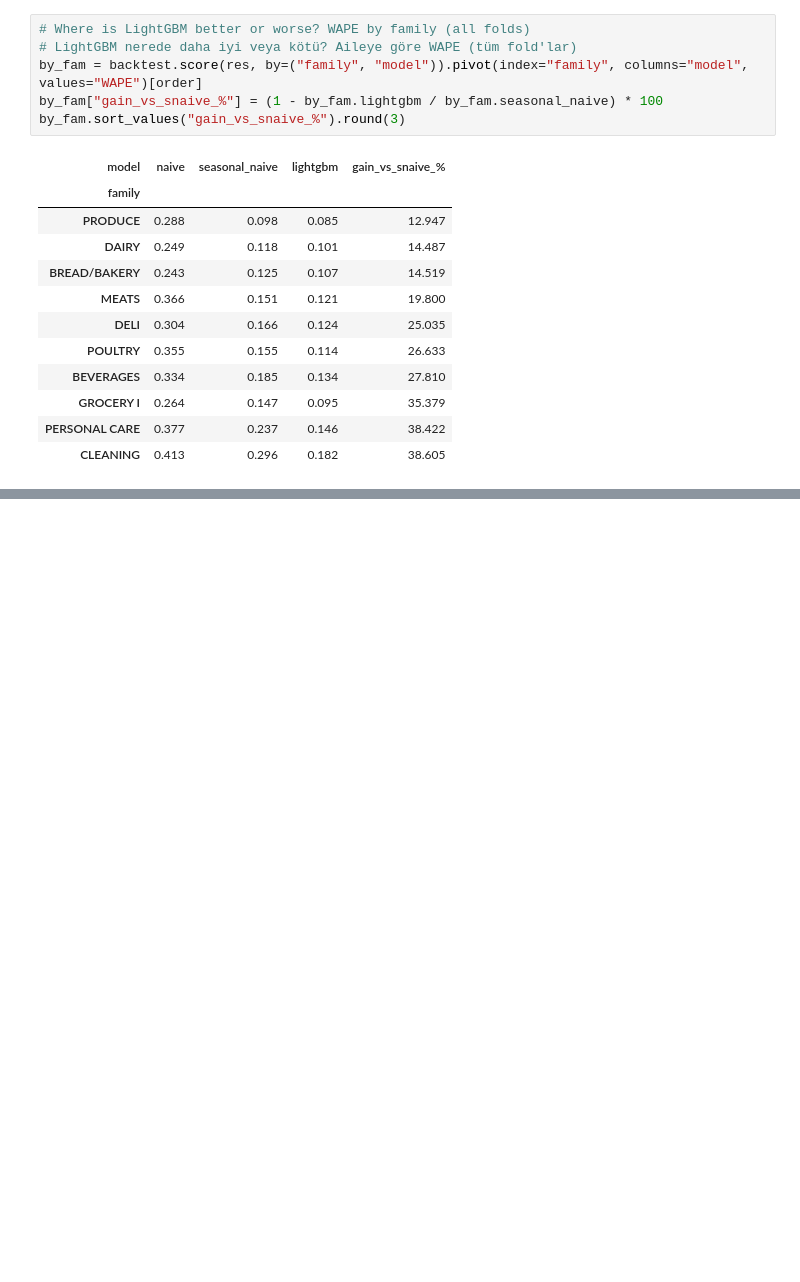
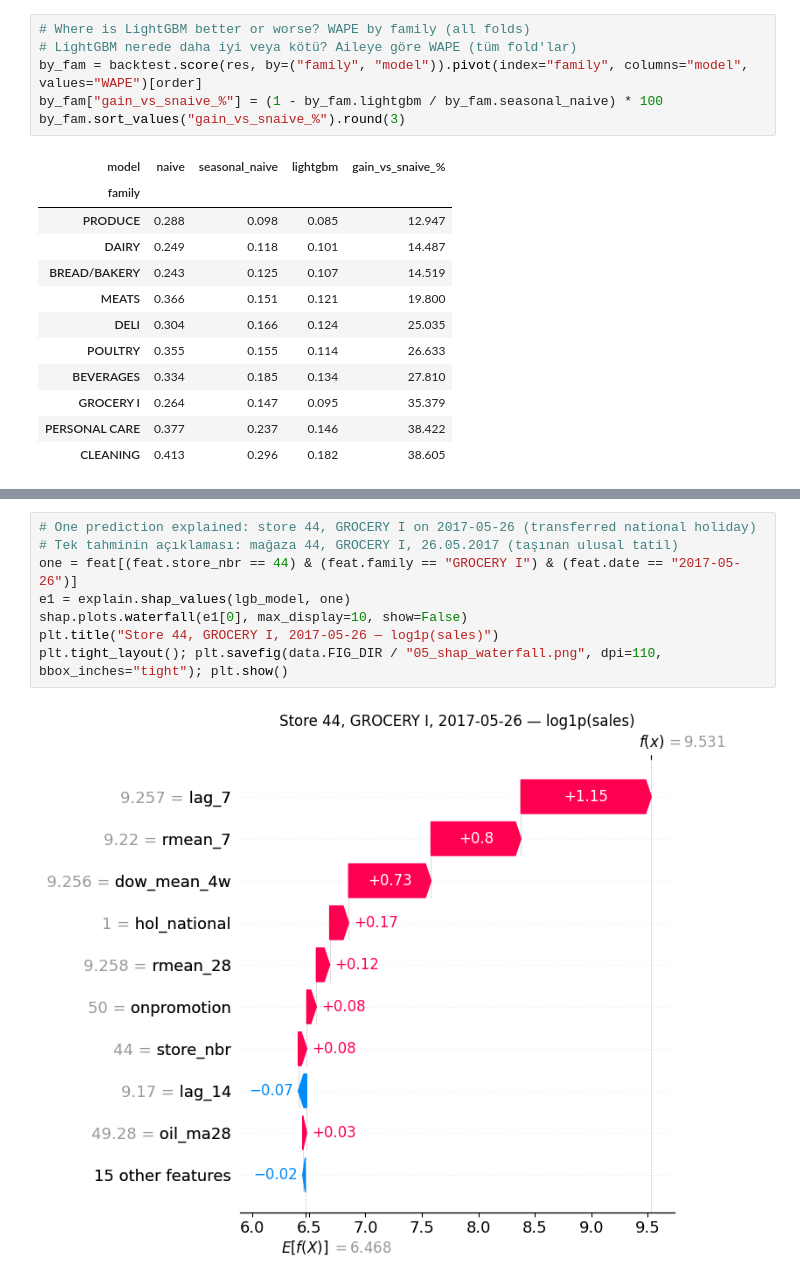
Before and after one commit to Mervecaliskann/retail-demand-forecasting, a Jupyter notebook: notebooks/forecasting.ipynb, the cells around one changed output, grey strips where cells are left out. Cells and saved outputs as stored; diff of their text form; blank space fills up the shorter version.

```diff
--- a/notebooks/forecasting.ipynb
+++ b/notebooks/forecasting.ipynb
@@ -323,0 +384,10 @@ by_fam.sort_values("gain_vs_snaive_%").round(3)
+# %%
+# One prediction explained: store 44, GROCERY I on 2017-05-26 (transferred national holiday)
+# Tek tahminin açıklaması: mağaza 44, GROCERY I, 26.05.2017 (taşınan ulusal tatil)
+one = feat[(feat.store_nbr == 44) & (feat.family == "GROCERY I") & (feat.date == "2017-05-26")]
+e1 = explain.shap_values(lgb_model, one)
+shap.plots.waterfall(e1[0], max_display=10, show=False)
+plt.title("Store 44, GROCERY I, 2017-05-26 — log1p(sales)")
+plt.tight_layout(); plt.savefig(data.FIG_DIR / "05_shap_waterfall.png", dpi=110, bbox_inches="tight"); plt.show()
+# %% [output]
+[figure, added]
```
Also changed, not shown: parts of 5 cells of this notebook, 3 other files.
